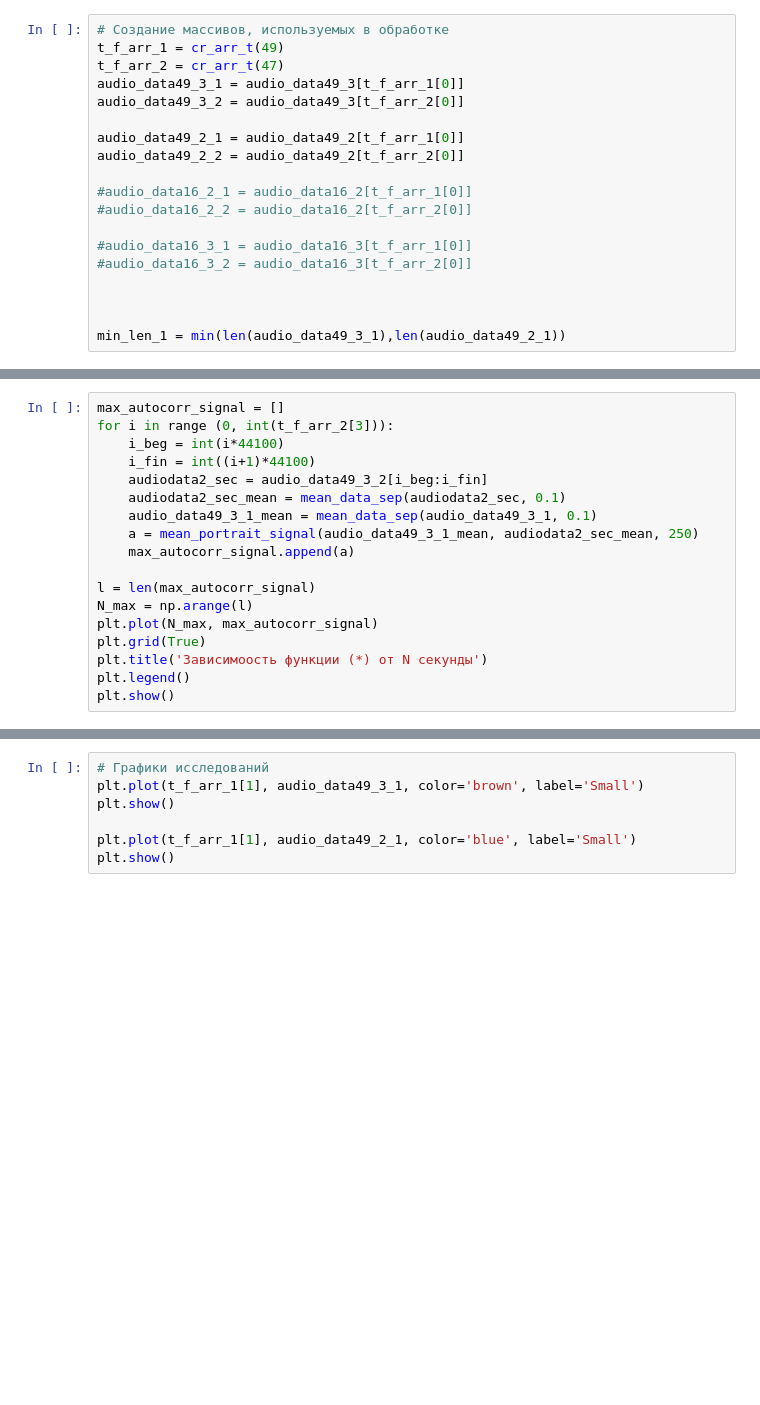
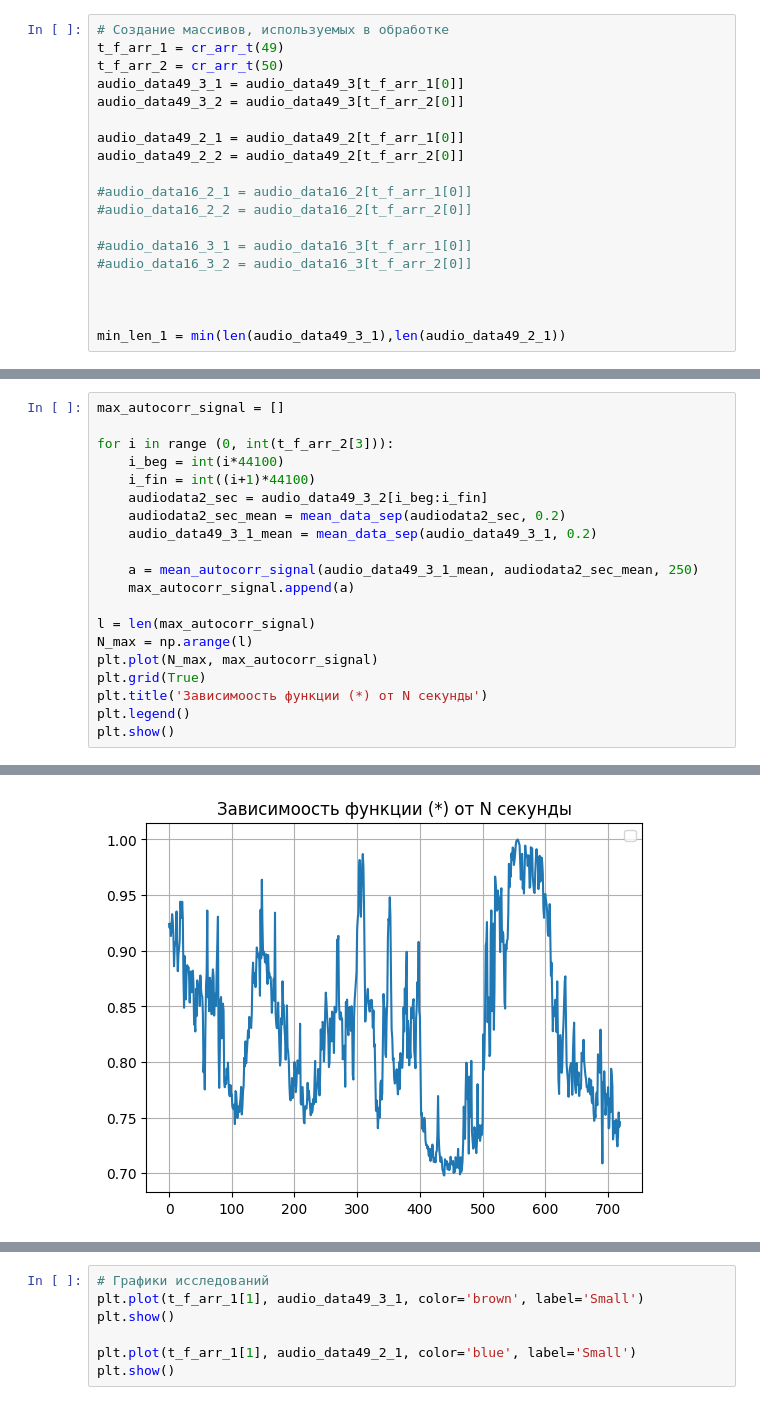
Before and after one commit to bdExplore/Scientific, a Jupyter notebook: Python/DJISummer.ipynb, the cells around one changed output, grey strips where cells are left out. Drawn from its saved outputs; the diff is of its cells as text; blank space fills up the shorter version.

```diff
--- a/Python/DJISummer.ipynb
+++ b/Python/DJISummer.ipynb
@@ -25,7 +28,7 @@ print(f"Форма массива данных: {audio_data49_3.shape}")
 # %%
 # Создание массивов, используемых в обработке
 t_f_arr_1 = cr_arr_t(49)
-t_f_arr_2 = cr_arr_t(47)
+t_f_arr_2 = cr_arr_t(50)
 audio_data49_3_1 = audio_data49_3[t_f_arr_1[0]]
 audio_data49_3_2 = audio_data49_3[t_f_arr_2[0]]
 
@@ -61,12 +70,14 @@ plt.show()
 # %%
 max_autocorr_signal = []
+
 for i in range (0, int(t_f_arr_2[3])):
     i_beg = int(i*44100)
     i_fin = int((i+1)*44100)
     audiodata2_sec = audio_data49_3_2[i_beg:i_fin]
-    audiodata2_sec_mean = mean_data_sep(audiodata2_sec, 0.1)
-    audio_data49_3_1_mean = mean_data_sep(audio_data49_3_1, 0.1)
-    a = mean_portrait_signal(audio_data49_3_1_mean, audiodata2_sec_mean, 250)
+    audiodata2_sec_mean = mean_data_sep(audiodata2_sec, 0.2)
+    audio_data49_3_1_mean = mean_data_sep(audio_data49_3_1, 0.2)
+
+    a = mean_autocorr_signal(audio_data49_3_1_mean, audiodata2_sec_mean, 250)
     max_autocorr_signal.append(a)
 
 l = len(max_autocorr_signal)
@@ -76,3 +87,4 @@ plt.grid(True)
 plt.title('Зависимоость функции (*) от N секунды')
 plt.legend()
 plt.show()
+# %% [output]
@@ -79,3 +120,4 @@ plt.show()
+[figure, added]
 # %%
 min_spectrum = []
 for i in range (0, int(t_f_arr_2[3])):
```
Also changed, not shown: parts of 6 cells of this notebook, 3 other files.
